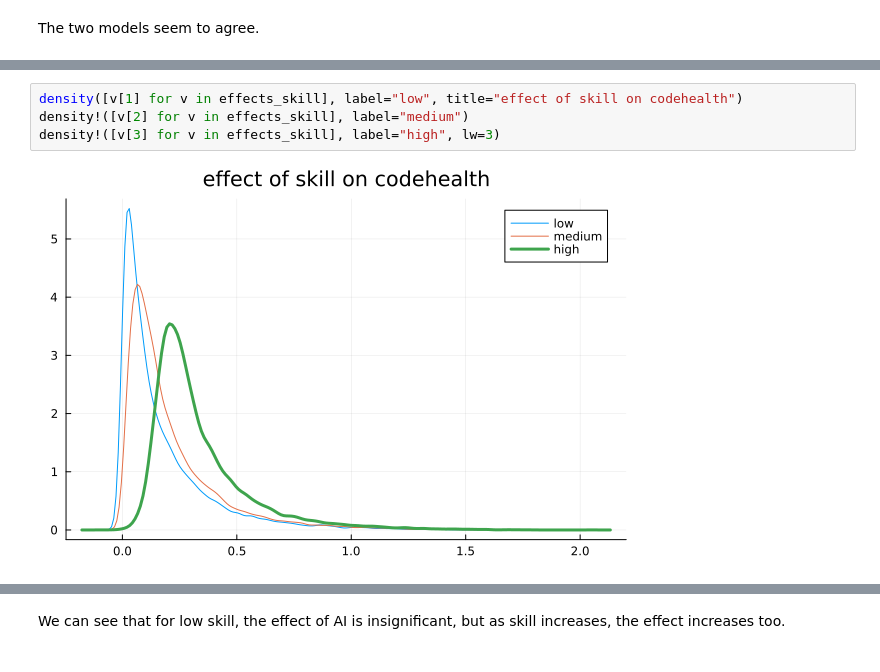
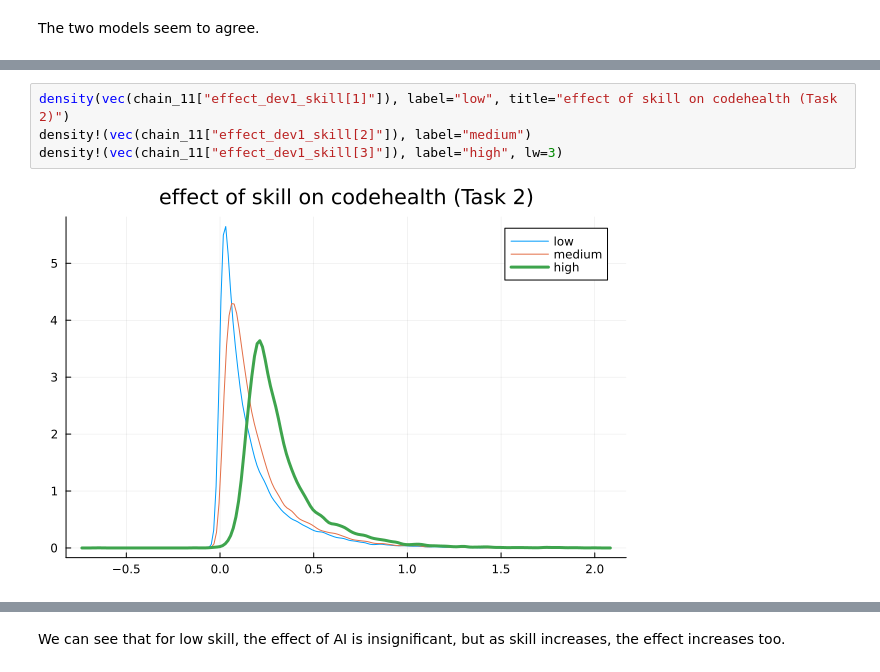
Before and after one commit to codescene-research/echoes-of-ai-emse-2025, a Jupyter notebook: bayesian/notebooks/Analysis CodeHealth.ipynb, the cells around one changed output, grey strips where cells are left out. Drawn from its saved outputs; the diff is of its cells as text.

```diff
--- a/bayesian/notebooks/Analysis CodeHealth.ipynb
+++ b/bayesian/notebooks/Analysis CodeHealth.ipynb
@@ -327,6 +313,6 @@ effects_skill = map(t -> t[:effect_dev1_skill], generated)
 # %%
-density([v[1] for v in effects_skill], label="low", title="effect of skill on codehealth")
-density!([v[2] for v in effects_skill], label="medium")
-density!([v[3] for v in effects_skill], label="high", lw=3)
+density(vec(chain_11["effect_dev1_skill[1]"]), label="low", title="effect of skill on codehealth (Task 2)")
+density!(vec(chain_11["effect_dev1_skill[2]"]), label="medium")
+density!(vec(chain_11["effect_dev1_skill[3]"]), label="high", lw=3)
 # %% [output]
-[figure, old version]
+[figure, new version]
```
Also changed, not shown: parts of 53 cells of this notebook, 5 other files.
